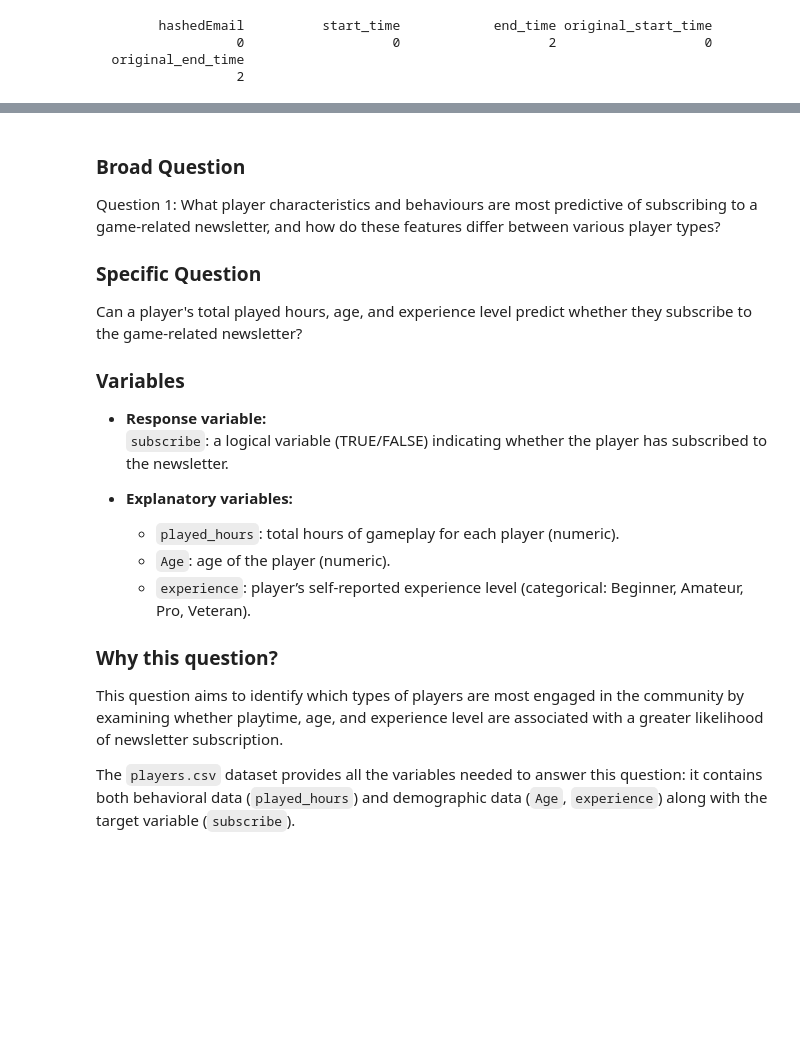
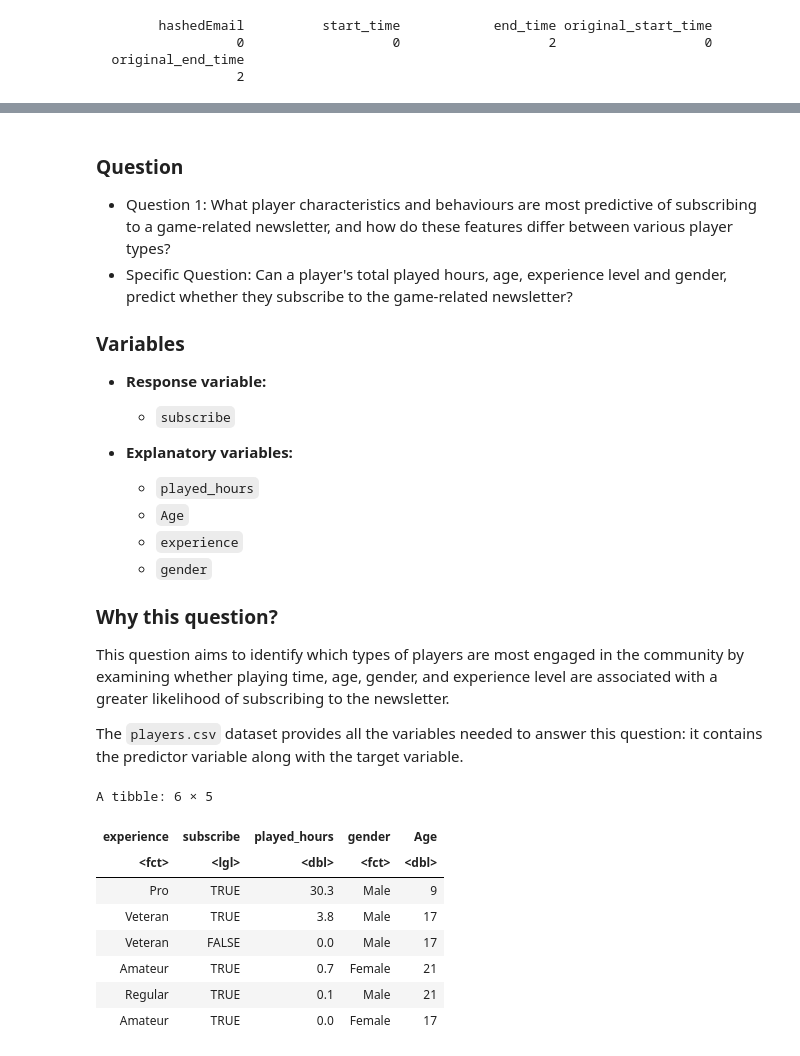
Before and after one commit to edoardo-antonucci/Data-Science-Project-Planning-Stage-Individual-, a Jupyter notebook: planning_stage.ipynb, the cells around one changed output, grey strips where cells are left out. Saved outputs shown, nothing was run; the diff lists cells and outputs as text; code cells hidden in the pictures; blank space fills up the shorter version.

```diff
--- a/planning_stage.ipynb
+++ b/planning_stage.ipynb
@@ -119,21 +117,38 @@ colSums(is.na(sessions))
   - The `sessions` dataset has **2 missing values in the `end_time` and `original_end_time` columns**. Since the proportion of missing data is very small, these rows can be ignored.
 # %% [markdown]
-### Broad Question
-Question 1: What player characteristics and behaviours are most predictive of subscribing to a game-related newsletter, and how do these features differ between various player types?
-
-### Specific Question
-Can a player's total played hours, age, and experience level predict whether they subscribe to the game-related newsletter?
+### Question
+- Question 1: What player characteristics and behaviours are most predictive of subscribing to a game-related newsletter, and how do these features differ between various player types?
+- Specific Question: Can a player's total played hours, age, experience level and gender, predict whether they subscribe to the game-related newsletter?
 
 ### Variables
 - **Response variable:**
-  `subscribe`: a logical variable (TRUE/FALSE) indicating whether the player has subscribed to the newsletter.
+  - `subscribe`
+
 
 - **Explanatory variables:**
-  - `played_hours`: total hours of gameplay for each player (numeric).
-  - `Age`: age of the player (numeric).
-  - `experience`: player’s self-reported experience level (categorical: Beginner, Amateur, Pro, Veteran).
+  - `played_hours`
+  - `Age`
+  - `experience`
+  - `gender`
 
 ### Why this question?
-This question aims to identify which types of players are most engaged in the community by examining whether playtime, age, and experience level are associated with a greater likelihood of newsletter subscription.
+This question aims to identify which types of players are most engaged in the community by examining whether playing time, age, gender, and experience level are associated with a greater likelihood of subscribing to the newsletter.
 
-The `players.csv` dataset provides all the variables needed to answer this question: it contains both behavioral data (`played_hours`) and demographic data (`Age`, `experience`) along with the target variable (`subscribe`).
+The `players.csv` dataset provides all the variables needed to answer this question: it contains the predictor variable along with the target variable.
+# %%
+# Put the dataset in tidy format
+players_tidy <- players |>
+  select(-hashedEmail, -name) |>
+  mutate(experience = as.factor(experience), gender = as.factor(gender))
+
+head(players_tidy)
+# %% [output]
+A tibble: 6 × 5
+| experience | subscribe | played_hours | gender | Age |
+| <fct> | <lgl> | <dbl> | <fct> | <dbl> |
+| Pro | TRUE | 30.3 | Male | 9 |
+| Veteran | TRUE | 3.8 | Male | 17 |
+| Veteran | FALSE | 0.0 | Male | 17 |
+| Amateur | TRUE | 0.7 | Female | 21 |
+| Regular | TRUE | 0.1 | Male | 21 |
+| Amateur | TRUE | 0.0 | Female | 17 |
```
Also changed, not shown: parts of 6 cells of this notebook.
